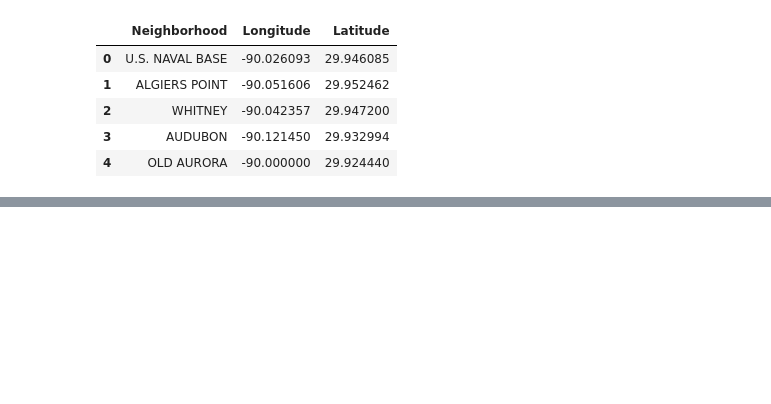
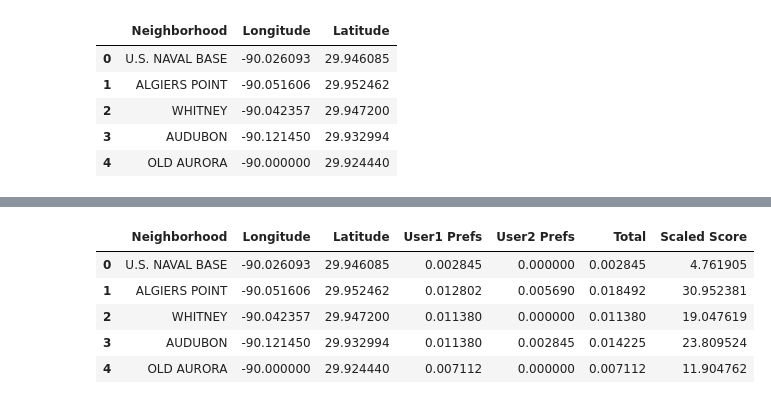
Before and after one commit to MarielleSP/IBM-DS-Capstone, a Jupyter notebook: Rate-Neighborhoods.ipynb, the cells around one changed output, grey strips where cells are left out. Drawn from its saved outputs; the diff is of its cells as text; code cells hidden in the pictures; blank space fills up the shorter version.

```diff
--- a/Rate-Neighborhoods.ipynb
+++ b/Rate-Neighborhoods.ipynb
@@ -248,0 +317,2 @@ nearby_venues.head()
+# %%
+scores_df = pd.merge(user1_scores_df, user2_scores_df, on='Neighborhood')
@@ -248,0 +325,2 @@ nearby_venues.head()
+# %%
+scores_df.sort_values('Total', ascending=False, inplace=True)
@@ -248,0 +352,13 @@ nearby_venues.head()
+# %%
+# need to have a dataframe with neighborhood name, latitude, longitude, and score for visualization
+
+visual_df = pd.merge(df_neighborhoods, scores_df, on='Neighborhood')
+# %%
+visual_df.head()
+# %% [output]
+|  | Neighborhood | Longitude | Latitude | User1 Prefs | User2 Prefs | Total | Scaled Score |
+| 0 | U.S. NAVAL BASE | -90.026093 | 29.946085 | 0.002845 | 0.000000 | 0.002845 | 4.761905 |
+| 1 | ALGIERS POINT | -90.051606 | 29.952462 | 0.012802 | 0.005690 | 0.018492 | 30.952381 |
+| 2 | WHITNEY | -90.042357 | 29.947200 | 0.011380 | 0.000000 | 0.011380 | 19.047619 |
+| 3 | AUDUBON | -90.121450 | 29.932994 | 0.011380 | 0.002845 | 0.014225 | 23.809524 |
+| 4 | OLD AURORA | -90.000000 | 29.924440 | 0.007112 | 0.000000 | 0.007112 | 11.904762 |
```
Also changed, not shown: parts of 25 cells of this notebook, 1 other file.
